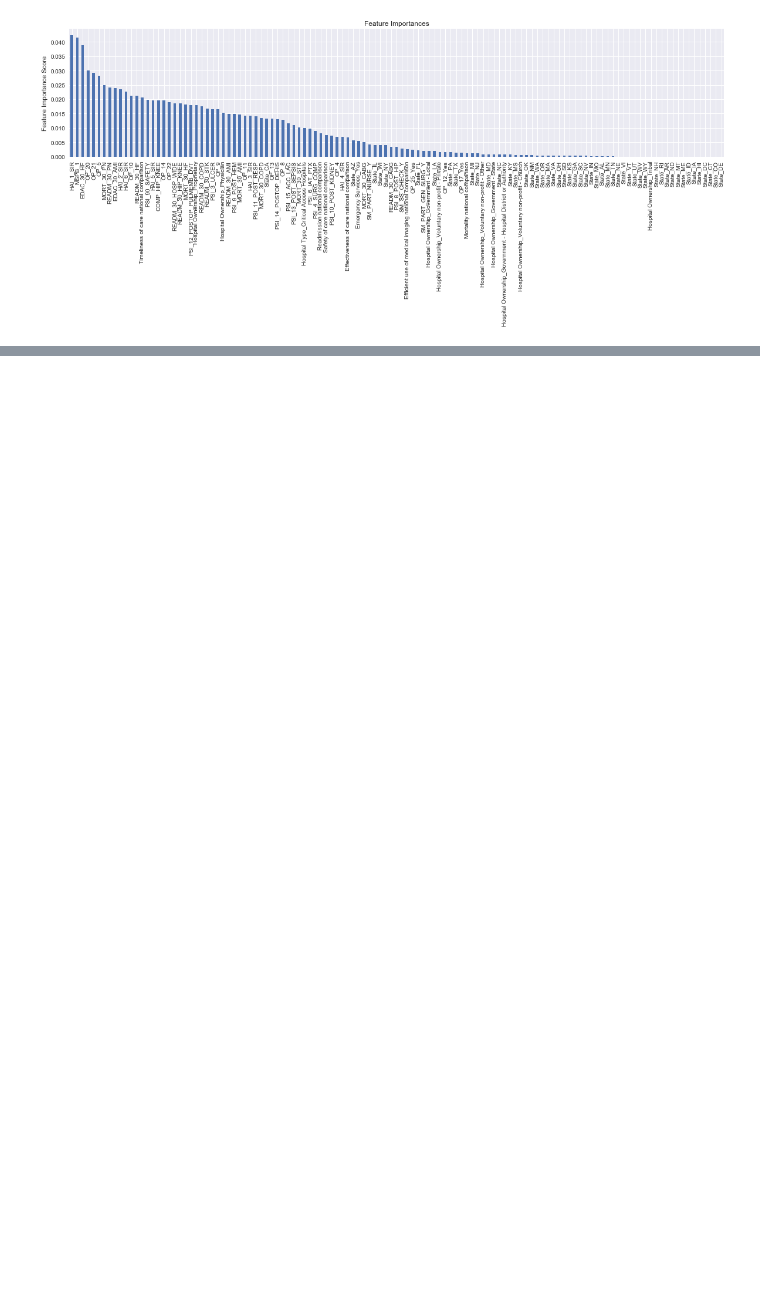
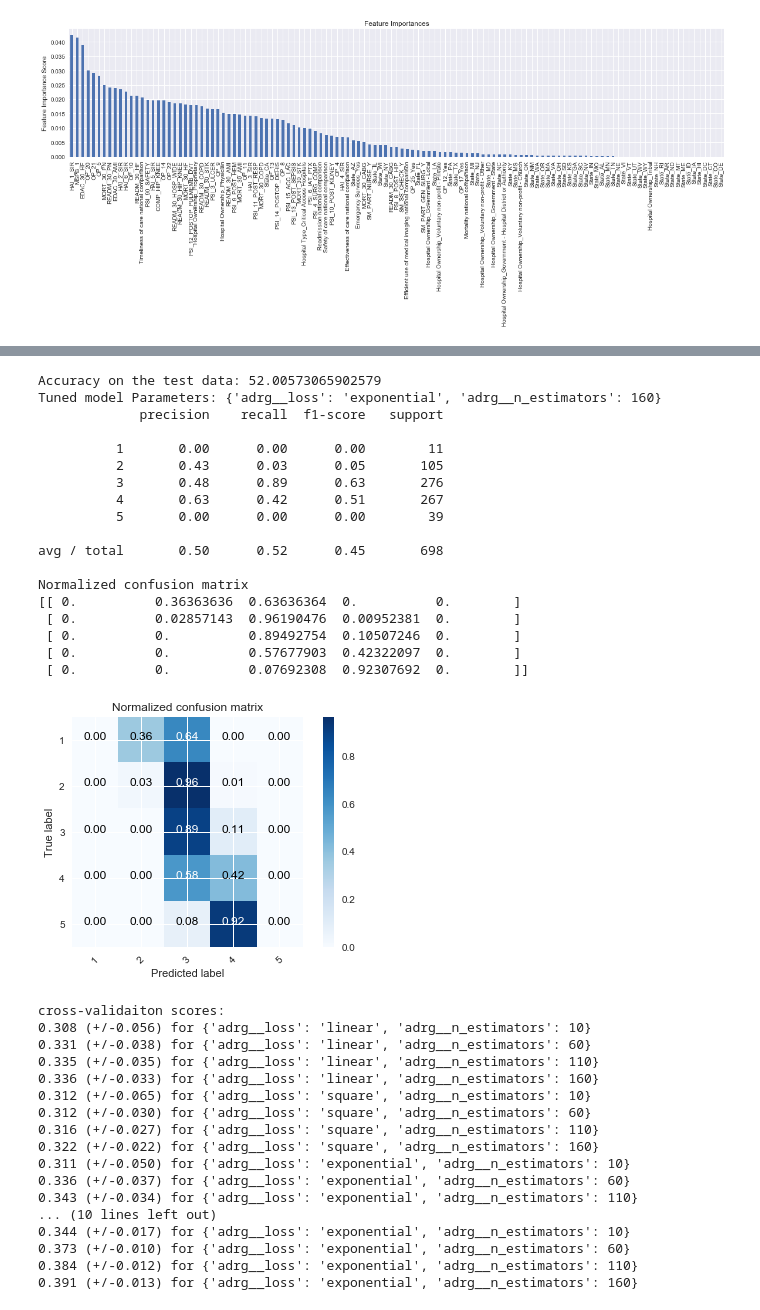
Before and after one commit to hmirzaee/Springboard, a Jupyter notebook: Capstone_1/Modeling/predictive_modeling.ipynb, the cells around one changed output, grey strips where cells are left out. Saved outputs shown, nothing was run; the diff lists cells and outputs as text; code cells hidden in the pictures; blank space fills up the shorter version.

```diff
--- a/Capstone_1/Modeling/predictive_modeling.ipynb
+++ b/Capstone_1/Modeling/predictive_modeling.ipynb
@@ -1307,25 +1122,0 @@ apply_model(X_all, y_three_ranks, pipeline_svm_fs, parameters)
-# %%
-# Feature selection with RFE seems to be taking a loooong time!
-
-# First do some linear SVM to select features
-#estimator = svm.SVC(kernel="linear")
-#selector = feature_selection.RFE(estimator, 40)
-
-imp = Imputer(missing_values='NaN', strategy='most_frequent', axis=0)
-imp.fit(X_all)
-X_all = imp.transform(X_all)
-estimator = svm.SVC(kernel="linear")
-selector = feature_selection.RFE(estimator, 5)
-X_all = selector.fit_transform(X_all,y)
-
-steps_svm_fs_2 = [#('imputatoin', Imputer(missing_values='NaN', strategy='most_frequent', axis=0)),
-                  #('feature_selection', selector),
-                  ('scaler', StandardScaler()),
-                  ('SVM', svm.SVC())]
-pipeline_svm_fs_2 = Pipeline(steps_svm_fs_2)
-
-# Specify the hyperparameter space
-parameters = {'SVM__C':[ 1],
-              'SVM__gamma':[0.01]}
-
-#apply_model(X_all, y, pipeline_svm_fs_2, parameters)
@@ -1373,0 +1208,53 @@ df_hospital.info()
+# %%
+# Adaboost regression
+from sklearn.ensemble import AdaBoostRegressor
+
+steps_adrg = [('imputatoin', Imputer(missing_values='NaN', strategy='most_frequent', axis=0)),
+               ('scaler', StandardScaler()),
+               ('adrg', AdaBoostRegressor(random_state=0, learning_rate = 0.1))]
+pipeline_adrg = Pipeline(steps_adrg)
+
+parameters_adrg = {'adrg__n_estimators':np.arange(10,200, 50),
+                   'adrg__loss':["linear", "square", "exponential"]}
+
+cnf_matrix, cv =apply_model(X_all, y, pipeline_adrg, parameters_adrg,
+                             valid_param_name='adrg__n_estimators',valid_curve = 0,
+                             learn_curve = 0, classification=0, nested = False, scoring = r2_score,
+                             random_state = 12, feature_imp = False, randomized_search = False)
+# %% [output]
+Accuracy on the test data: 52.00573065902579
+Tuned model Parameters: {'adrg__loss': 'exponential', 'adrg__n_estimators': 160}
+             precision    recall  f1-score   support
+
+          1       0.00      0.00      0.00        11
+          2       0.43      0.03      0.05       105
+          3       0.48      0.89      0.63       276
+          4       0.63      0.42      0.51       267
+          5       0.00      0.00      0.00        39
+
+avg / total       0.50      0.52      0.45       698
+
+Normalized confusion matrix
+[[ 0.          0.36363636  0.63636364  0.          0.        ]
+ [ 0.          0.02857143  0.96190476  0.00952381  0.        ]
+ [ 0.          0.          0.89492754  0.10507246  0.        ]
+ [ 0.          0.          0.57677903  0.42322097  0.        ]
+ [ 0.          0.          0.07692308  0.92307692  0.        ]]
+[figure, added]
+cross-validaiton scores:
+0.308 (+/-0.056) for {'adrg__loss': 'linear', 'adrg__n_estimators': 10}
+0.331 (+/-0.038) for {'adrg__loss': 'linear', 'adrg__n_estimators': 60}
+0.335 (+/-0.035) for {'adrg__loss': 'linear', 'adrg__n_estimators': 110}
+0.336 (+/-0.033) for {'adrg__loss': 'linear', 'adrg__n_estimators': 160}
+0.312 (+/-0.065) for {'adrg__loss': 'square', 'adrg__n_estimators': 10}
+0.312 (+/-0.030) for {'adrg__loss': 'square', 'adrg__n_estimators': 60}
+0.316 (+/-0.027) for {'adrg__loss': 'square', 'adrg__n_estimators': 110}
+0.322 (+/-0.022) for {'adrg__loss': 'square', 'adrg__n_estimators': 160}
+0.311 (+/-0.050) for {'adrg__loss': 'exponential', 'adrg__n_estimators': 10}
+0.336 (+/-0.037) for {'adrg__loss': 'exponential', 'adrg__n_estimators': 60}
+0.343 (+/-0.034) for {'adrg__loss': 'exponential', 'adrg__n_estimators': 110}
+... (10 lines left out)
+0.344 (+/-0.017) for {'adrg__loss': 'exponential', 'adrg__n_estimators': 10}
+0.373 (+/-0.010) for {'adrg__loss': 'exponential', 'adrg__n_estimators': 60}
+0.384 (+/-0.012) for {'adrg__loss': 'exponential', 'adrg__n_estimators': 110}
+0.391 (+/-0.013) for {'adrg__loss': 'exponential', 'adrg__n_estimators': 160}
```
Also changed, not shown: parts of 55 cells of this notebook.
